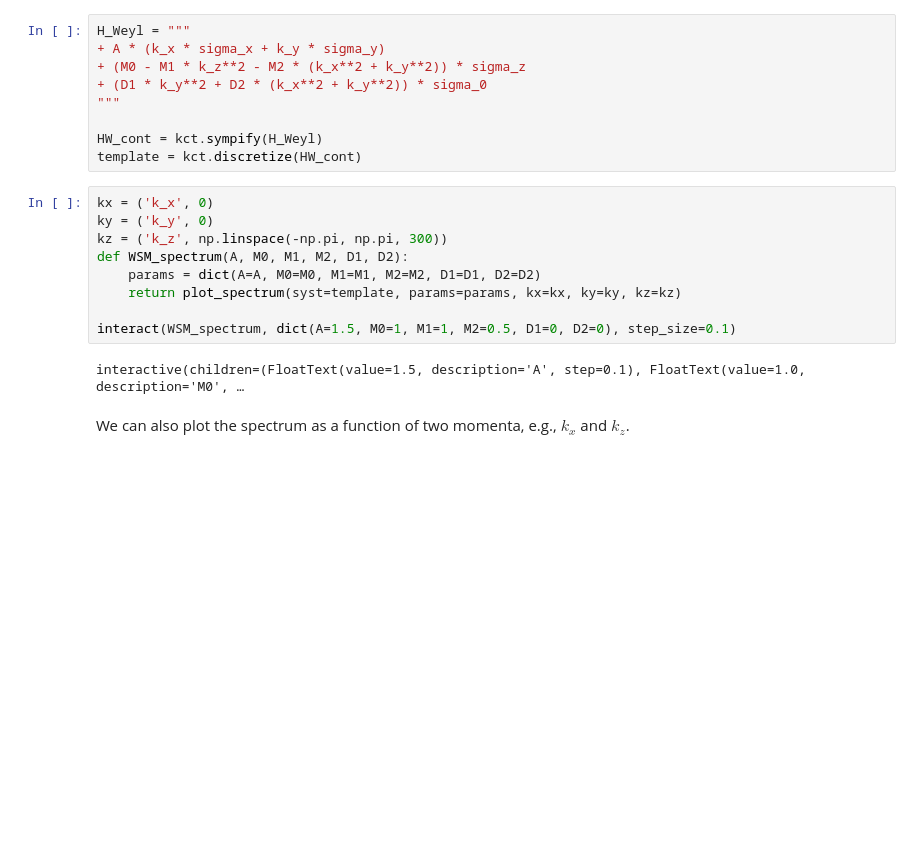
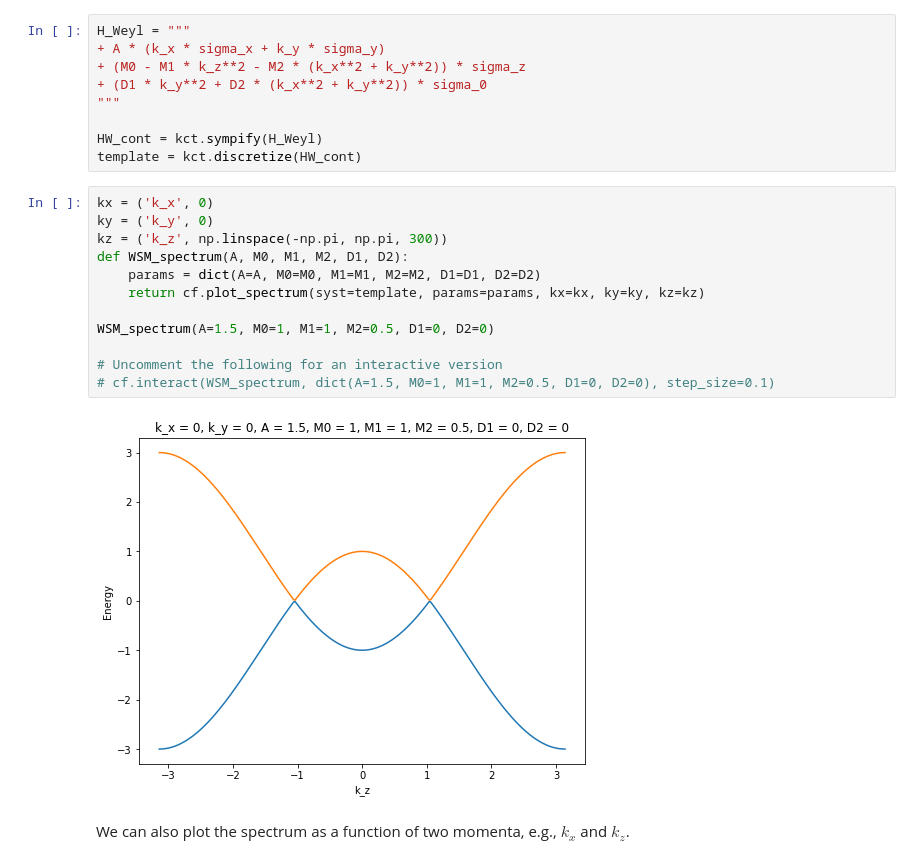
Before and after one commit to ruihao-li/TSM-tight-binding, a Jupyter notebook: TSM_TB_demo.ipynb, the cells around one changed output. Saved outputs shown, nothing was run; the diff lists cells and outputs as text; blank space fills up the shorter version.

```diff
--- a/TSM_TB_demo.ipynb
+++ b/TSM_TB_demo.ipynb
@@ -31,14 +31,17 @@ template = kct.discretize(HW_cont)
 # %%
 kx = ('k_x', 0)
 ky = ('k_y', 0)
 kz = ('k_z', np.linspace(-np.pi, np.pi, 300))
 def WSM_spectrum(A, M0, M1, M2, D1, D2):
     params = dict(A=A, M0=M0, M1=M1, M2=M2, D1=D1, D2=D2)
-    return plot_spectrum(syst=template, params=params, kx=kx, ky=ky, kz=kz)
+    return cf.plot_spectrum(syst=template, params=params, kx=kx, ky=ky, kz=kz)
 
-interact(WSM_spectrum, dict(A=1.5, M0=1, M1=1, M2=0.5, D1=0, D2=0), step_size=0.1)
+WSM_spectrum(A=1.5, M0=1, M1=1, M2=0.5, D1=0, D2=0)
+
+# Uncomment the following for an interactive version
+# cf.interact(WSM_spectrum, dict(A=1.5, M0=1, M1=1, M2=0.5, D1=0, D2=0), step_size=0.1)
 # %% [output]
-interactive(children=(FloatText(value=1.5, description='A', step=0.1), FloatText(value=1.0, description='M0', …
+[figure, added]
 # %% [markdown]
 We can also plot the spectrum as a function of two momenta, e.g., $k_x$ and $k_z$.
 # %%
```
Also changed, not shown: parts of 10 cells of this notebook.
